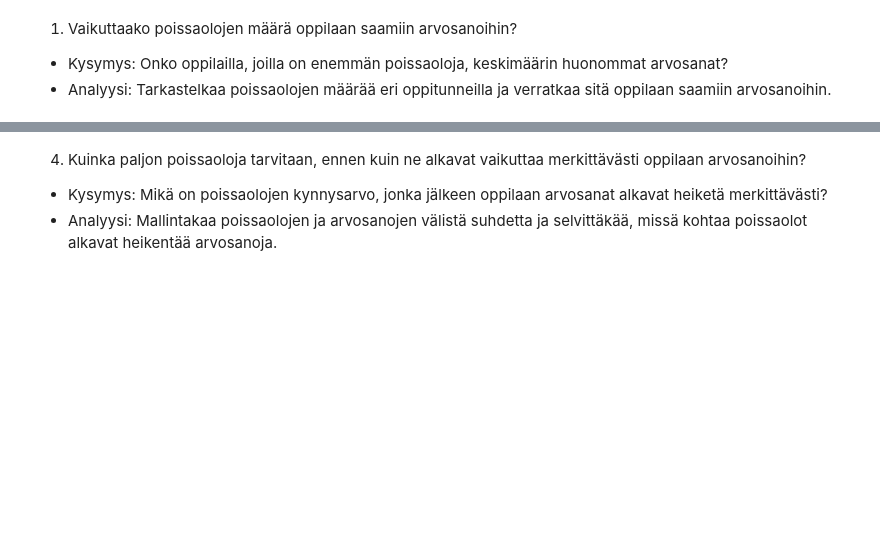
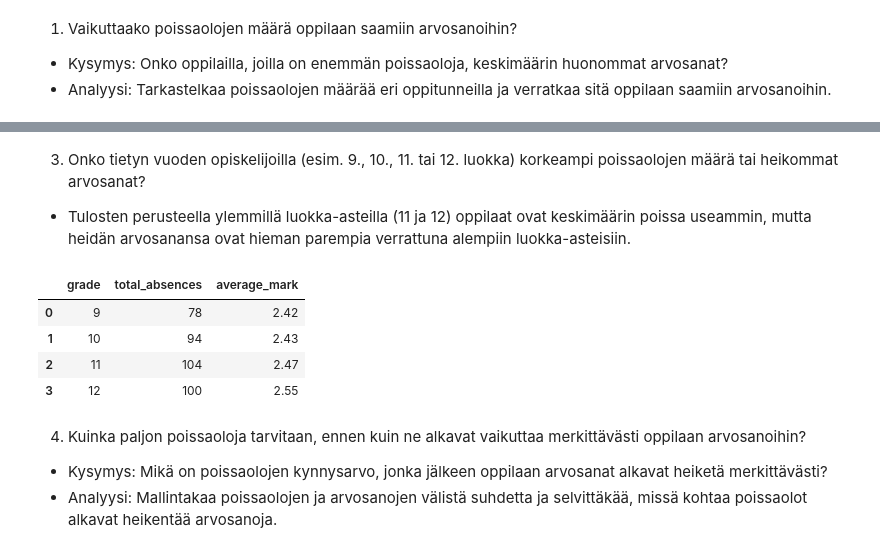
Before and after one commit to Agrinsadon/HighSchoolAttendance-Project, a Jupyter notebook: main.ipynb, the cells around one changed output, grey strips where cells are left out. Drawn from its saved outputs; the diff is of its cells as text; code cells hidden in the pictures; blank space fills up the shorter version.

```diff
--- a/main.ipynb
+++ b/main.ipynb
@@ -28,5 +54,46 @@ print(df.school_name.unique())
+# %% [markdown]
+3. Onko tietyn vuoden opiskelijoilla (esim. 9., 10., 11. tai 12. luokka) korkeampi poissaolojen määrä tai heikommat arvosanat?
+
+- Tulosten perusteella ylemmillä luokka-asteilla (11 ja 12) oppilaat ovat keskimäärin poissa useammin, mutta heidän arvosanansa ovat hieman parempia verrattuna alempiin luokka-asteisiin.
 # %%
-##Tähän koodisoluun voit kirjoittaa koodia, joka vastaa yllä esitettyyn kysymykseen.
+# Ensure total_absences is an integer type
+data['total_absences'] = data['total_absences'].astype(int)
+
+# Define a mapping for letter grades to numerical equivalents
+grade_mapping = {'A': 4, 'B': 3, 'C': 2, 'D': 1, 'F': 0}
+
+# Replace the letter grades with numerical equivalents for all bell periods
+for period in range(1, 7):
+    column_name = f'bellPeriod{period}_markbook_mark'
+    data[column_name] = data[column_name].map(grade_mapping)
+
+# Calculate the mean of absences and marks per grade level
+grouped_data = data.groupby('grade').agg({
+    'total_absences': 'mean',
+    'bellPeriod1_markbook_mark': 'mean',
+    'bellPeriod2_markbook_mark': 'mean',
+    'bellPeriod3_markbook_mark': 'mean',
+    'bellPeriod4_markbook_mark': 'mean',
+    'bellPeriod5_markbook_mark': 'mean',
+    'bellPeriod6_markbook_mark': 'mean'
+}).reset_index()
+
+# Add a column for the overall average mark across all periods for each grade
+grouped_data['average_mark'] = grouped_data[
+    ['bellPeriod1_markbook_mark', 'bellPeriod2_markbook_mark',
+     'bellPeriod3_markbook_mark', 'bellPeriod4_markbook_mark',
+     'bellPeriod5_markbook_mark', 'bellPeriod6_markbook_mark']].mean(axis=1)
+
+# Display the final grouped data with grade, total absences, and average mark
+grouped_data[['grade', 'total_absences', 'average_mark']].style.format({
+    'total_absences': '{:.0f}', 'average_mark': '{:.2f}'
+})
+# %% [output]
+|  | grade | total_absences | average_mark |
+| 0 | 9 | 78 | 2.42 |
+| 1 | 10 | 94 | 2.43 |
+| 2 | 11 | 104 | 2.47 |
+| 3 | 12 | 100 | 2.55 |
 # %% [markdown]
 
 4. Kuinka paljon poissaoloja tarvitaan, ennen kuin ne alkavat vaikuttaa merkittävästi oppilaan arvosanoihin?
```
Also changed, not shown: parts of 5 cells of this notebook.
